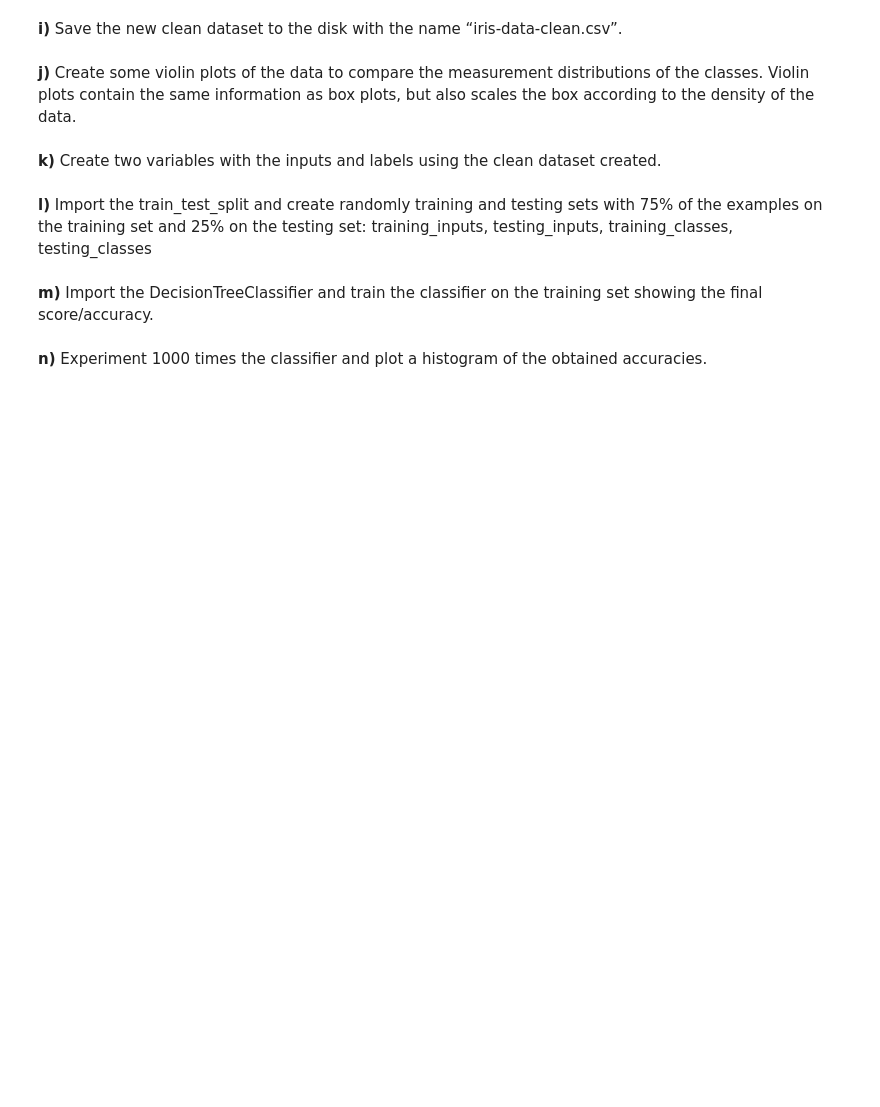
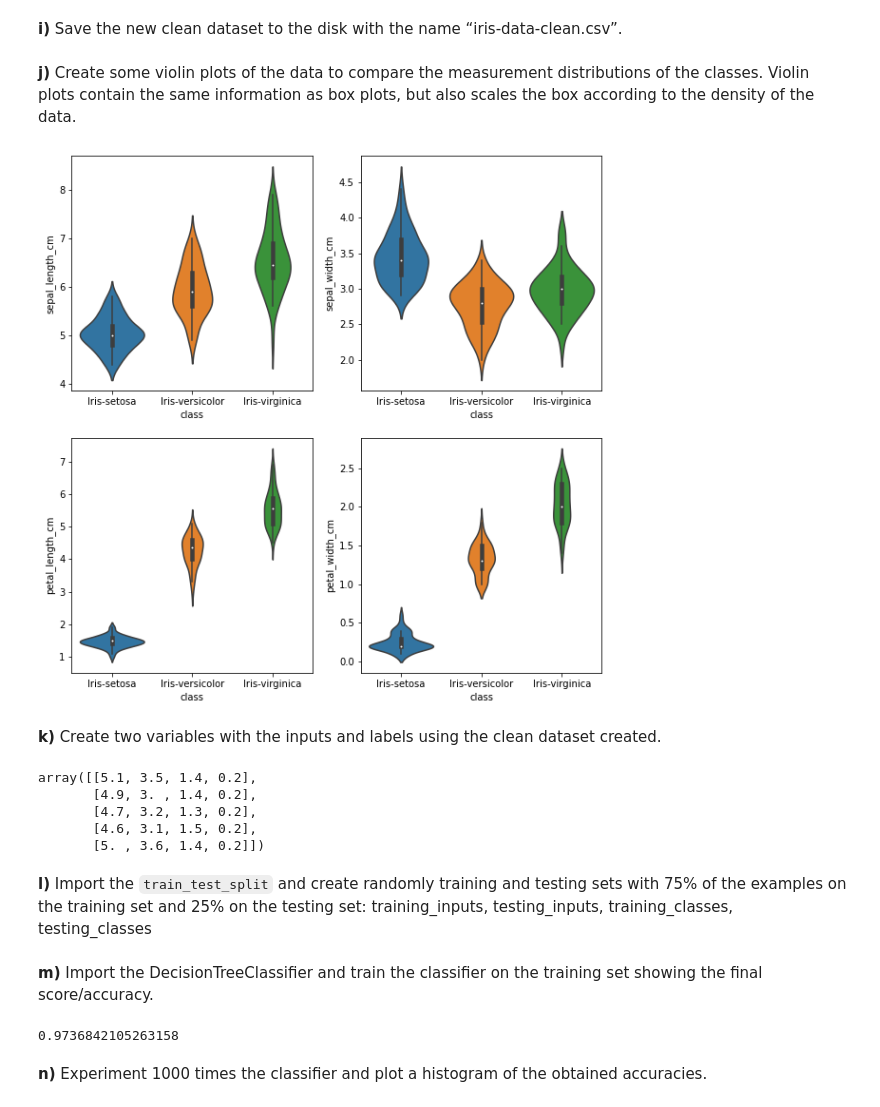
Before and after one commit to Educorreia932/FEUP-IART, a Jupyter notebook: Exercises/5. Supervised Learning/5.2 Iris flower data set/notebook.ipynb, the cells around one changed output. Cells and saved outputs as stored; diff of their text form; code cells hidden in the pictures; blank space fills up the shorter version.

```diff
--- a/Exercises/5. Supervised Learning/5.2 Iris flower data set/notebook.ipynb
+++ b/Exercises/5. Supervised Learning/5.2 Iris flower data set/notebook.ipynb
@@ -91,9 +109,29 @@ petal widths for Iris-setosa and create a new scatter plot for the data.
 **j)** Create some violin plots of the data to compare the measurement distributions of the
 classes. Violin plots contain the same information as box plots, but also scales the box
 according to the density of the data.
+# %%
+plt.figure(figsize=(10, 10))
+
+for column_index, column in enumerate(df.columns):
+    if column != 'class':
+        plt.subplot(2, 2, column_index + 1)
+        sns.violinplot(x='class', y=column, data=df)
+# %% [output]
+[figure, added]
 # %% [markdown]
 **k)** Create two variables with the inputs and labels using the clean dataset created.
+# %%
+x = df[['sepal_length_cm', 'sepal_width_cm', 'petal_length_cm', 'petal_width_cm']].values  # Inputs
+y = df['class'].values                                                                     # Labels
+
+x[:5]
+# %% [output]
+array([[5.1, 3.5, 1.4, 0.2],
+       [4.9, 3. , 1.4, 0.2],
+       [4.7, 3.2, 1.3, 0.2],
+       [4.6, 3.1, 1.5, 0.2],
+       [5. , 3.6, 1.4, 0.2]])
 # %% [markdown]
-**l)** Import the train_test_split and create randomly training and testing sets with 75% of the
+**l)** Import the `train_test_split` and create randomly training and testing sets with 75% of the
 examples on the training set and 25% on the testing set: training_inputs, testing_inputs,
 training_classes, testing_classes
@@ -100,5 +142,18 @@ training_classes, testing_classes
 # %% [markdown]
 **m)** Import the DecisionTreeClassifier and train the classifier on the training set showing the final
 score/accuracy.
+# %%
+from sklearn.tree import DecisionTreeClassifier
+
+# Create the classifier
+decision_tree_classifier = DecisionTreeClassifier()
+
+# Train the classifier on the training set
+decision_tree_classifier.fit(x_train, y_train)
+
+# Validate the classifier on the testing set using classification accuracy
+decision_tree_classifier.score(x_test, y_test)
+# %% [output]
+0.9736842105263158
 # %% [markdown]
 **n)** Experiment 1000 times the classifier and plot a histogram of the obtained accuracies.
```
Also changed, not shown: parts of 13 cells of this notebook, 2 other files.
